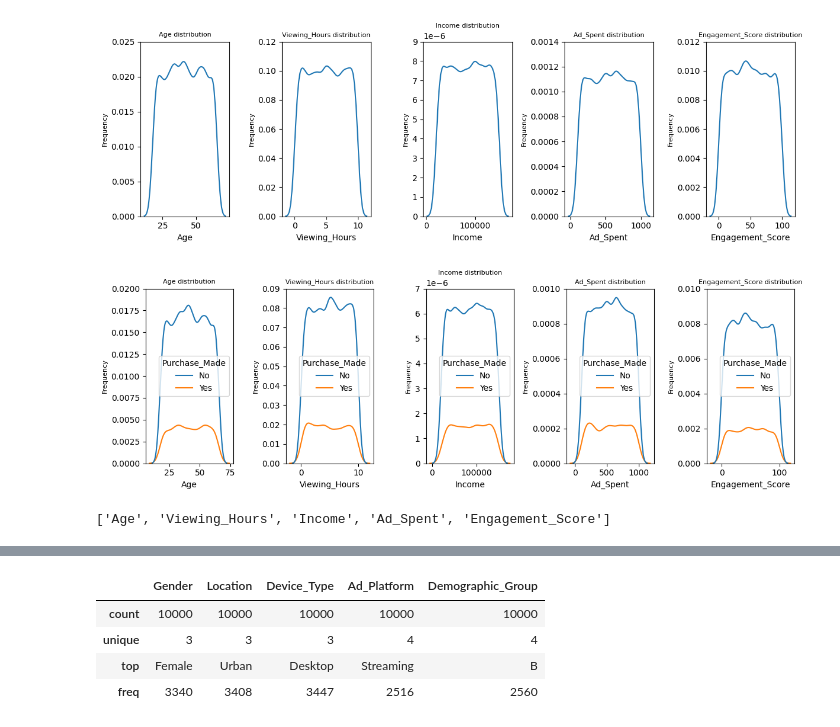
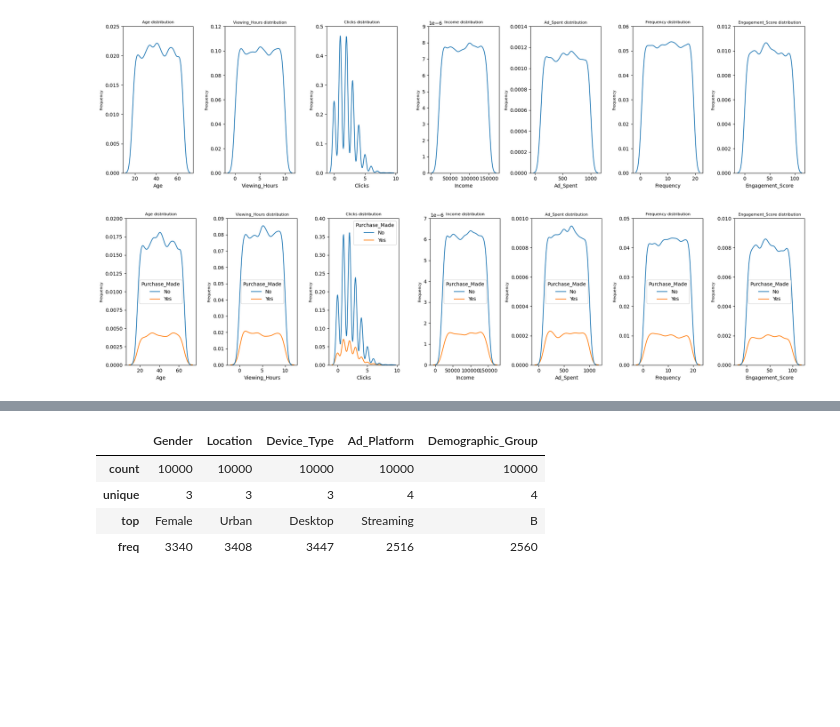
Before and after one commit to mikosa01/media-house, a Jupyter notebook: notebook.ipynb, the cells around one changed output, grey strips where cells are left out. Cells and saved outputs as stored; diff of their text form; code cells hidden in the pictures; blank space fills up the shorter version.

```diff
--- a/notebook.ipynb
+++ b/notebook.ipynb
@@ -53,5 +70,8 @@ memory usage: 1.1+ MB
 # %%
-num_cols = [col for col in data.columns  if data[col].dtypes == 'float64']
+# Identify numerical columns with float64 or int64 data types, excluding 'User_ID'
+num_cols = [col for col in data.columns if data[col].dtypes in ['float64', 'int64'] and col != 'User_ID']
+
+# Identify categorical columns with object data type, excluding 'User_ID' and 'Purchase_Made'
 cat_cols = [col for col in data.columns if data[col].dtypes == 'object' and col not in ['User_ID', 'Purchase_Made']]
 # %%
 data[num_cols].describe()
@@ -68,28 +101,50 @@ data[num_cols].describe()
 # %%
-fig, ax = plt.subplots(nrows=1, ncols=len(num_cols), figsize = (12, 4))
+# Create a figure with subplots for each numerical column
+fig, ax = plt.subplots(
+    nrows=1,               # Arrange subplots in one row
+    ncols=len(num_cols),   # Number of columns equals the number of numerical columns
+    figsize=(20, 5)        # Set the overall figure size
+)
+
+# Loop through each numerical column and its corresponding subplot
 for id, col in enumerate(num_cols):
-    sns.kdeplot(data = data , x = col, ax = ax[id])
+    # Plot a Kernel Density Estimate (KDE) for the column
+    sns.kdeplot(data=data, x=col, ax=ax[id])
+    # Set y-axis ticks for better visibility
     ax[id].set_yticks(ax[id].get_yticks())
+    # Adjust the size of the y-axis tick labels
     ax[id].tick_params(axis='y', labelsize=10)
-    ax[id].set_title(f'{col} distribution', fontsize = 8)
-    ax[id].set_ylabel('Frequency', fontsize = 8)
+    # Set a title for the subplot indicating the column name
+    ax[id].set_title(f'{col} distribution', fontsize=8)
+    # Label the y-axis as 'Frequency'
+    ax[id].set_ylabel('Frequency', fontsize=8)
 
+# Adjust subplot spacing to prevent overlapping of elements
 plt.tight_layout()
 # %% [output]
-[figure, old version]
+[figure, new version]
 # %%
-fig, ax = plt.subplots(nrows=1, ncols=len(num_cols), figsize = (12, 4))
+# Create a figure with subplots for each numerical column
+fig, ax = plt.subplots(
+    nrows=1,               # Arrange subplots in one row
+    ncols=len(num_cols),   # Number of columns equals the number of numerical columns
+    figsize=(20, 5)        # Set the overall figure size
+)
+
+# Loop through each numerical column and its corresponding subplot
 for id, col in enumerate(num_cols):
-    sns.kdeplot(data = data , x = col, hue='Purchase_Made', ax = ax[id])
+    # Plot a Kernel Density Estimate (KDE) for the column, differentiated by 'Purchase_Made'
+    sns.kdeplot(data=data, x=col, hue='Purchase_Made', ax=ax[id])
+    # Set y-axis ticks for better visibility
     ax[id].set_yticks(ax[id].get_yticks())
+    # Adjust the size of the y-axis tick labels
     ax[id].tick_params(axis='y', labelsize=10)
-    ax[id].set_title(f'{col} distribution', fontsize = 8)
-    ax[id].set_ylabel('Frequency', fontsize = 8)
+    # Set a title for the subplot indicating the column name
+    ax[id].set_title(f'{col} distribution', fontsize=8)
+    # Label the y-axis as 'Frequency'
+    ax[id].set_ylabel('Frequency', fontsize=8)
 
+# Adjust subplot spacing to prevent overlapping of elements
 plt.tight_layout()
 # %% [output]
-[figure, old version]
+[figure, new version]
-# %%
-num_cols
-# %% [output]
-['Age', 'Viewing_Hours', 'Income', 'Ad_Spent', 'Engagement_Score']
```
Also changed, not shown: parts of 51 cells of this notebook, 2 other files.
